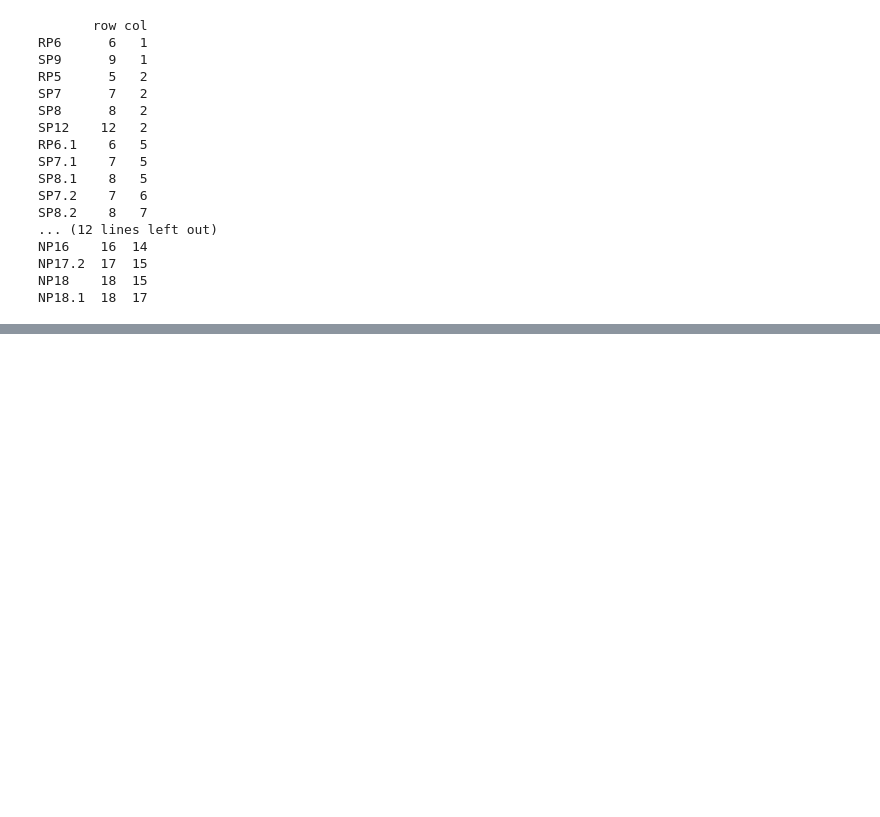
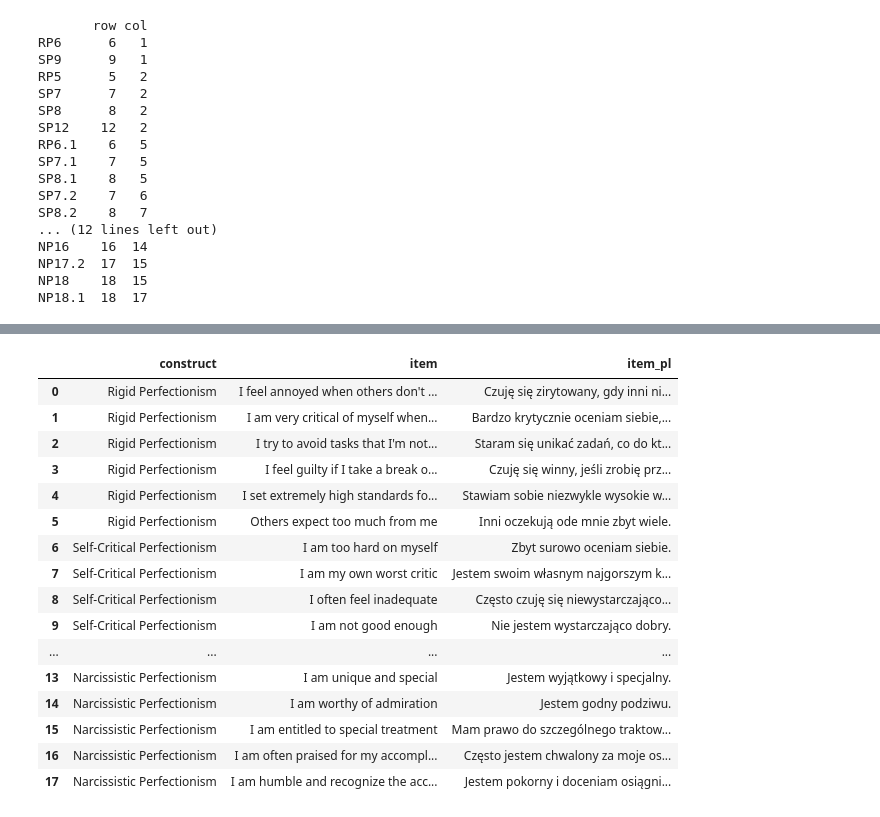
Before and after one commit to jgbrenner/psychometrics, a Jupyter notebook: C9.ipynb, the cells around one changed output, grey strips where cells are left out. Cells and saved outputs as stored; diff of their text form; code cells hidden in the pictures; blank space fills up the shorter version.

Commit message:
final version with translation to Polish

```diff
--- a/C9.ipynb
+++ b/C9.ipynb
@@ -424,0 +427,66 @@ NP18.1  18  17
+# %%
+from openai import Client
+import time
+import pandas as pd
+
+# Fetching the OpenAI API key from secrets
+openai_api_key = userdata.get('OPENAI_API_KEY')
+
+# Set the API key in the environment variable
+os.environ["OPENAI_API_KEY"] = openai_api_key
+
+# Initialize the OpenAI client
+client = Client()
+
+# Initialize the OpenAI client
+client = Client()
+
+# Function to translate text to Polish using OpenAI's GPT model
+def translate_to_polish(text, model="gpt-4o-mini"):
+    try:
+        response = client.chat.completions.create(
+            model=model,
+            messages=[
+                {"role": "system", "content": "You are a professional translator."},
+                {"role": "user", "content": f"Translate the following text to Polish:\n\n{text}"}
+            ],
+            temperature=0.3,  # Lower temperature for more accurate translations
+            max_tokens=100,    # Adjust based on the length of your items
+        )
+        # Accessing content correctly based on new structure
+        translated_text = response.choices[0].message.content.strip()
+        return translated_text
+    except Exception as e:
+        print(f"An error occurred during translation: {e}")
+        return None
+
+# Check if items_df exists and has the 'item' column
+if 'items_df' in locals() and 'item' in items_df.columns:
+    # Extract the English items
+    english_items = items_df['item'].tolist()
+
+    # Initialize a list to hold translated items
+    translated_items = []
+
+    for idx, item in enumerate(english_items):
+        print(f"Translating item {idx+1}/{len(english_items)}: {item}")
+        translation = translate_to_polish(item)
+        if translation:
+            translated_items.append(translation)
+        else:
+            translated_items.append("")  # Append empty string if translation failed
+
+        time.sleep(1)  # Pause to respect API rate limits
+
+    # Add the translated items to the dataframe
+    items_df['item_pl'] = translated_items
+
+    # Display the dataframe with translations
+    display(items_df[['construct', 'item', 'item_pl']])
+
+    # Optionally, save the translated items to a new CSV file
+    items_df.to_csv("perfectionism_items_translated.csv", index=False)
+    print("Translated items saved to 'perfectionism_items_translated.csv'.")
+else:
+    print("Error: 'items_df' dataframe with an 'item' column not found.")
+# %% [output]
@@ -424,0 +511,17 @@ NP18.1  18  17
+|  | construct | item | item_pl |
+| 0 | Rigid Perfectionism | I feel annoyed when others don't ... | Czuję się zirytowany, gdy inni ni... |
+| 1 | Rigid Perfectionism | I am very critical of myself when... | Bardzo krytycznie oceniam siebie,... |
+| 2 | Rigid Perfectionism | I try to avoid tasks that I'm not... | Staram się unikać zadań, co do kt... |
+| 3 | Rigid Perfectionism | I feel guilty if I take a break o... | Czuję się winny, jeśli zrobię prz... |
+| 4 | Rigid Perfectionism | I set extremely high standards fo... | Stawiam sobie niezwykle wysokie w... |
+| 5 | Rigid Perfectionism | Others expect too much from me | Inni oczekują ode mnie zbyt wiele. |
+| 6 | Self-Critical Perfectionism | I am too hard on myself | Zbyt surowo oceniam siebie. |
+| 7 | Self-Critical Perfectionism | I am my own worst critic | Jestem swoim własnym najgorszym k... |
+| 8 | Self-Critical Perfectionism | I often feel inadequate | Często czuję się niewystarczająco... |
+| 9 | Self-Critical Perfectionism | I am not good enough | Nie jestem wystarczająco dobry. |
+| ... | ... | ... | ... |
+| 13 | Narcissistic Perfectionism | I am unique and special | Jestem wyjątkowy i specjalny. |
+| 14 | Narcissistic Perfectionism | I am worthy of admiration | Jestem godny podziwu. |
+| 15 | Narcissistic Perfectionism | I am entitled to special treatment | Mam prawo do szczególnego traktow... |
+| 16 | Narcissistic Perfectionism | I am often praised for my accompl... | Często jestem chwalony za moje os... |
+| 17 | Narcissistic Perfectionism | I am humble and recognize the acc... | Jestem pokorny i doceniam osiągni... |
```
Also changed, not shown: parts of 3 cells of this notebook.
